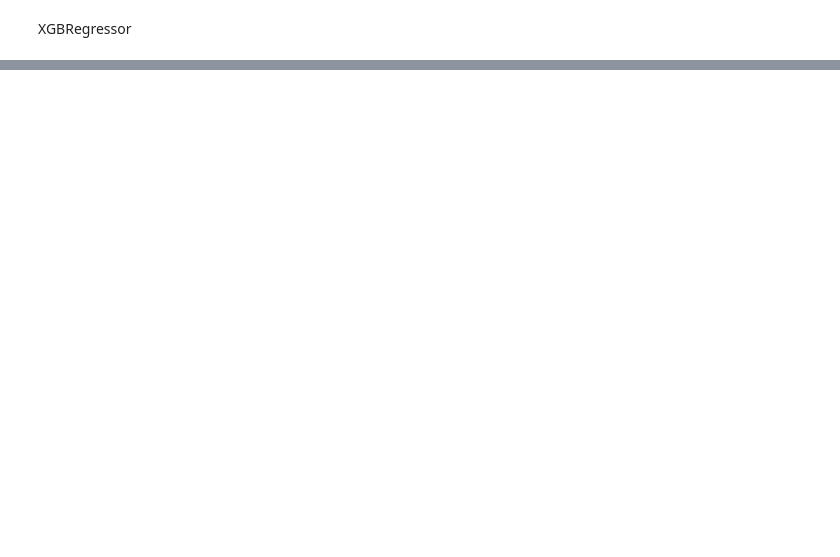
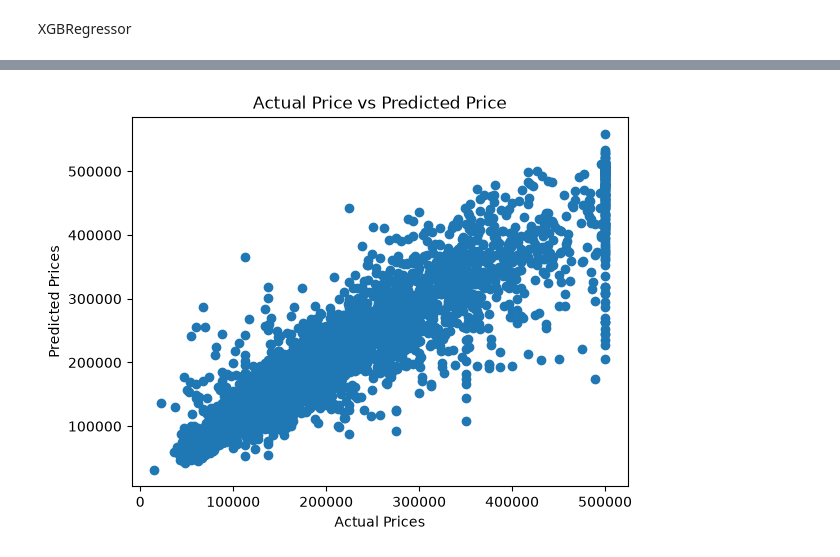
Before and after one commit to johannesmakgetha/California-Housing-Price, a Jupyter notebook: california_housing_prices.ipynb, the cells around one changed output, grey strips where cells are left out. Cells and saved outputs as stored; diff of their text form; code cells hidden in the pictures; blank space fills up the shorter version.

```diff
--- a/california_housing_prices.ipynb
+++ b/california_housing_prices.ipynb
@@ -467,0 +461,8 @@ print("Best Estimator:", grid_search.best_estimator_)
+# %%
+plt.scatter(x=y_test,y=grid_search.predict(X_test))
+plt.xlabel("Actual Prices")
+plt.ylabel("Predicted Prices")
+plt.title("Actual Price vs Predicted Price")
+plt.show()
+# %% [output]
+[figure, added]
```
Also changed, not shown: parts of 18 cells of this notebook.
